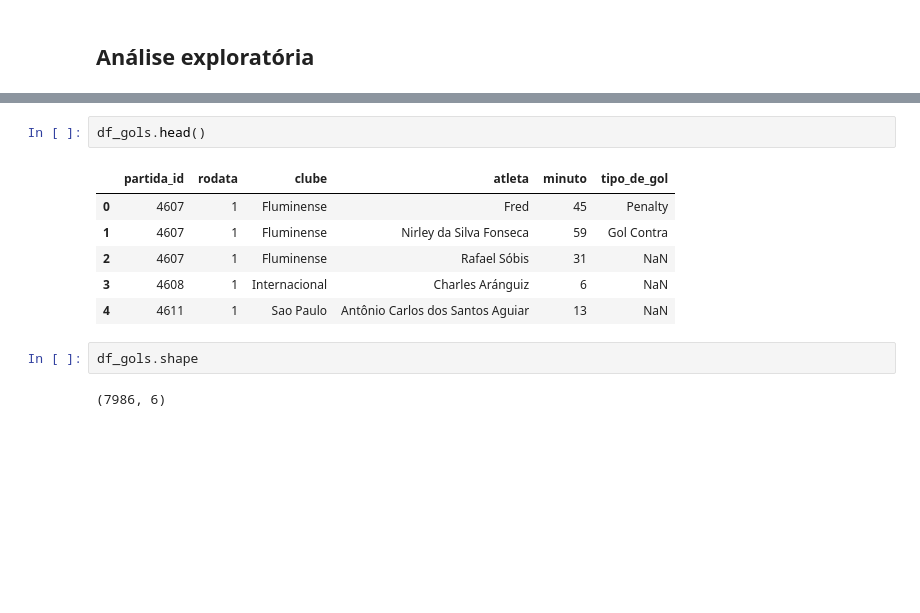
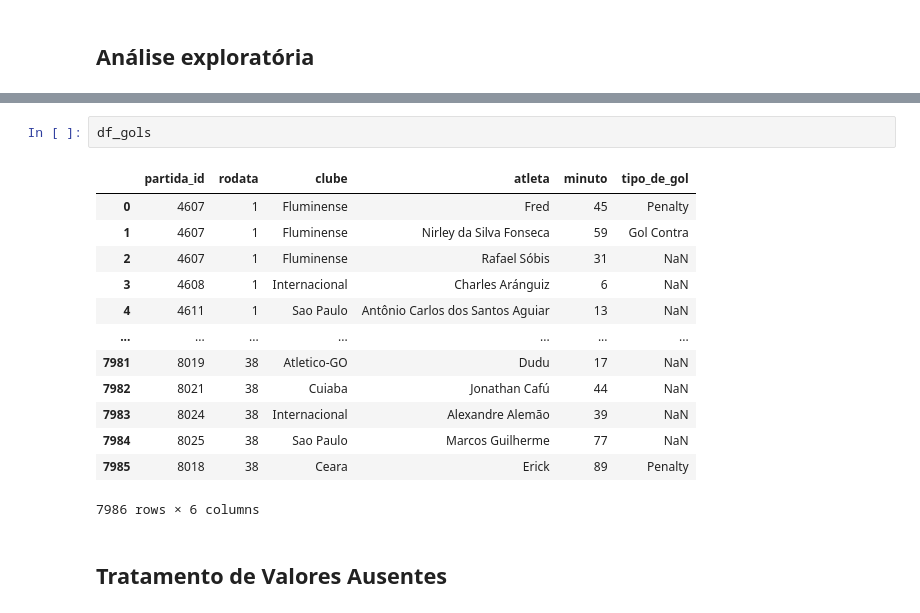
Before and after one commit to raulrosapacheco/BrasileiraoAnalise, a Jupyter notebook: Analise-Brasileirao.ipynb, the cells around one changed output, grey strips where cells are left out. Drawn from its saved outputs; the diff is of its cells as text; blank space fills up the shorter version.

```diff
--- a/Analise-Brasileirao.ipynb
+++ b/Analise-Brasileirao.ipynb
@@ -56,13 +65,18 @@ df_cartoes.shape
 # %%
-df_gols.head()
+df_gols
 # %% [output]
 |  | partida_id | rodata | clube | atleta | minuto | tipo_de_gol |
 | 0 | 4607 | 1 | Fluminense | Fred | 45 | Penalty |
 | 1 | 4607 | 1 | Fluminense | Nirley da Silva Fonseca | 59 | Gol Contra |
 | 2 | 4607 | 1 | Fluminense | Rafael Sóbis | 31 | NaN |
 | 3 | 4608 | 1 | Internacional | Charles Aránguiz | 6 | NaN |
 | 4 | 4611 | 1 | Sao Paulo | Antônio Carlos dos Santos Aguiar | 13 | NaN |
+| ... | ... | ... | ... | ... | ... | ... |
+| 7981 | 8019 | 38 | Atletico-GO | Dudu | 17 | NaN |
+| 7982 | 8021 | 38 | Cuiaba | Jonathan Cafú | 44 | NaN |
+| 7983 | 8024 | 38 | Internacional | Alexandre Alemão | 39 | NaN |
+| 7984 | 8025 | 38 | Sao Paulo | Marcos Guilherme | 77 | NaN |
+| 7985 | 8018 | 38 | Ceara | Erick | 89 | Penalty |
+7986 rows × 6 columns
-# %%
-df_gols.shape
-# %% [output]
-(7986, 6)
+# %% [markdown]
+## Tratamento de Valores Ausentes
```
Also changed, not shown: parts of 13 cells of this notebook.
